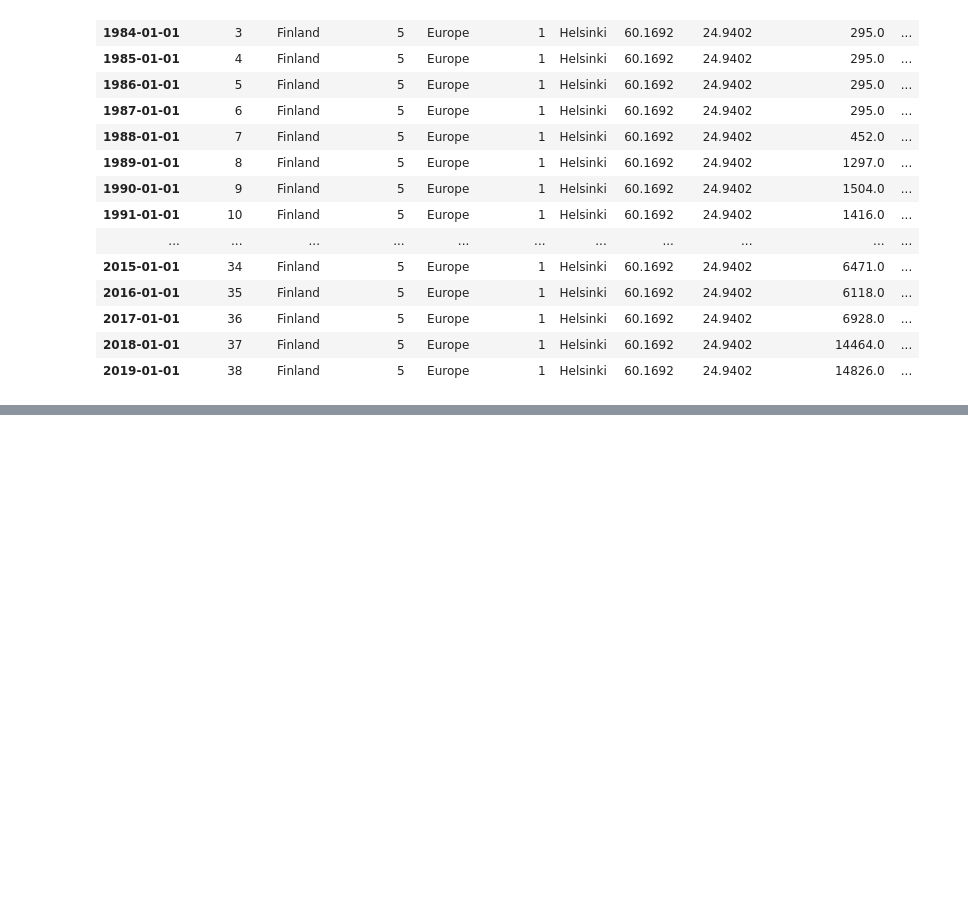
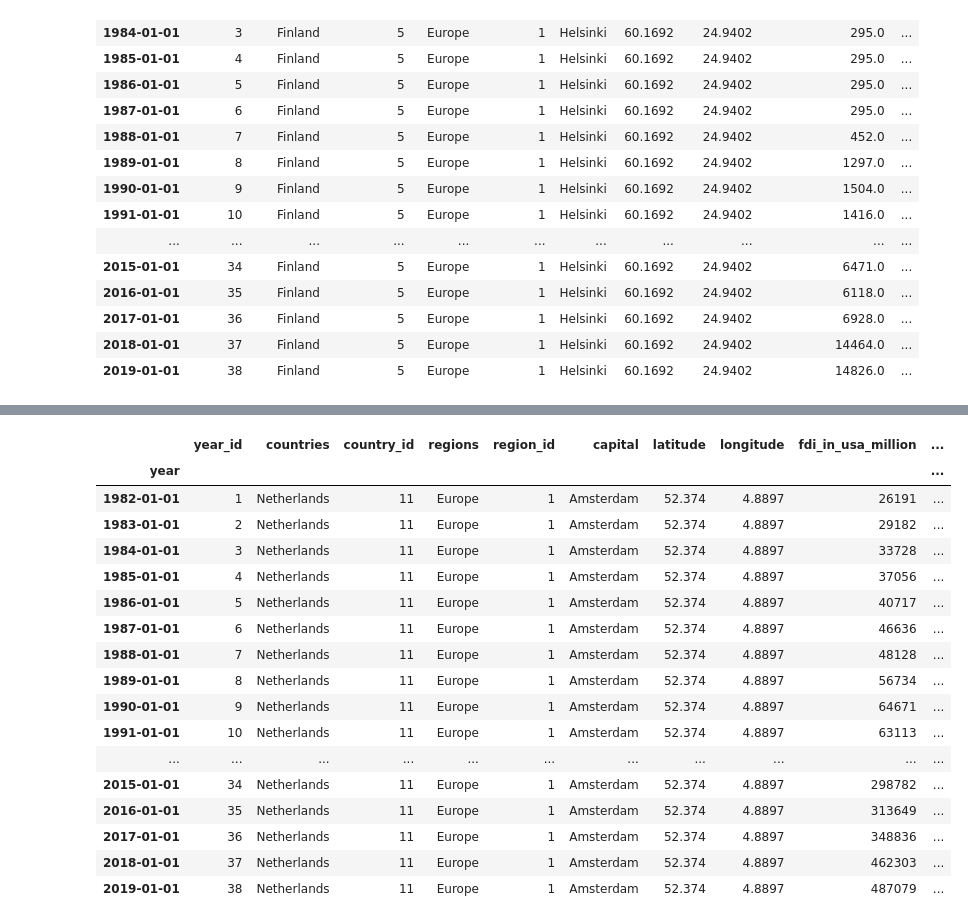
Before and after one commit to sabrinasaleh/Project3-FDI-by-MNCs, a Jupyter notebook: data_tasks.ipynb, the cells around one changed output, grey strips where cells are left out. Cells and saved outputs as stored; diff of their text form; code cells hidden in the pictures; blank space fills up the shorter version.

```diff
--- a/data_tasks.ipynb
+++ b/data_tasks.ipynb
@@ -151,0 +277,25 @@ Finland_df_complete
+# %%
+Netherlands_df = pd.read_csv("Resources/individual_country_missing/11_Netherlands.csv", parse_dates=["year"])
+Netherlands_df.set_index("year", inplace=True)
+Netherlands_df_complete = Netherlands_df.interpolate(method="time", limit_direction='both')
+Netherlands_df_complete
+# Netherlands_df_complete.to_csv("Resources/individual_country_complete/11_Netherlands_complete.csv")
+# %% [output]
+|  | year_id | countries | country_id | regions | region_id | capital | latitude | longitude | fdi_in_usa_million | ... |
+| year |  |  |  |  |  |  |  |  |  | ... |
+| 1982-01-01 | 1 | Netherlands | 11 | Europe | 1 | Amsterdam | 52.374 | 4.8897 | 26191 | ... |
+| 1983-01-01 | 2 | Netherlands | 11 | Europe | 1 | Amsterdam | 52.374 | 4.8897 | 29182 | ... |
+| 1984-01-01 | 3 | Netherlands | 11 | Europe | 1 | Amsterdam | 52.374 | 4.8897 | 33728 | ... |
+| 1985-01-01 | 4 | Netherlands | 11 | Europe | 1 | Amsterdam | 52.374 | 4.8897 | 37056 | ... |
+| 1986-01-01 | 5 | Netherlands | 11 | Europe | 1 | Amsterdam | 52.374 | 4.8897 | 40717 | ... |
+| 1987-01-01 | 6 | Netherlands | 11 | Europe | 1 | Amsterdam | 52.374 | 4.8897 | 46636 | ... |
+| 1988-01-01 | 7 | Netherlands | 11 | Europe | 1 | Amsterdam | 52.374 | 4.8897 | 48128 | ... |
+| 1989-01-01 | 8 | Netherlands | 11 | Europe | 1 | Amsterdam | 52.374 | 4.8897 | 56734 | ... |
+| 1990-01-01 | 9 | Netherlands | 11 | Europe | 1 | Amsterdam | 52.374 | 4.8897 | 64671 | ... |
+| 1991-01-01 | 10 | Netherlands | 11 | Europe | 1 | Amsterdam | 52.374 | 4.8897 | 63113 | ... |
+| ... | ... | ... | ... | ... | ... | ... | ... | ... | ... | ... |
+| 2015-01-01 | 34 | Netherlands | 11 | Europe | 1 | Amsterdam | 52.374 | 4.8897 | 298782 | ... |
+| 2016-01-01 | 35 | Netherlands | 11 | Europe | 1 | Amsterdam | 52.374 | 4.8897 | 313649 | ... |
+| 2017-01-01 | 36 | Netherlands | 11 | Europe | 1 | Amsterdam | 52.374 | 4.8897 | 348836 | ... |
+| 2018-01-01 | 37 | Netherlands | 11 | Europe | 1 | Amsterdam | 52.374 | 4.8897 | 462303 | ... |
+| 2019-01-01 | 38 | Netherlands | 11 | Europe | 1 | Amsterdam | 52.374 | 4.8897 | 487079 | ... |
```
Also changed, not shown: parts of 14 cells of this notebook.
